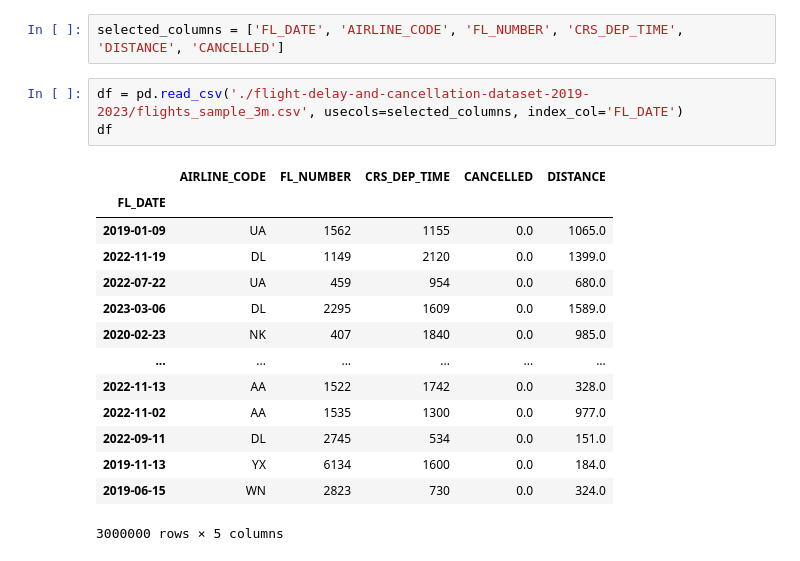
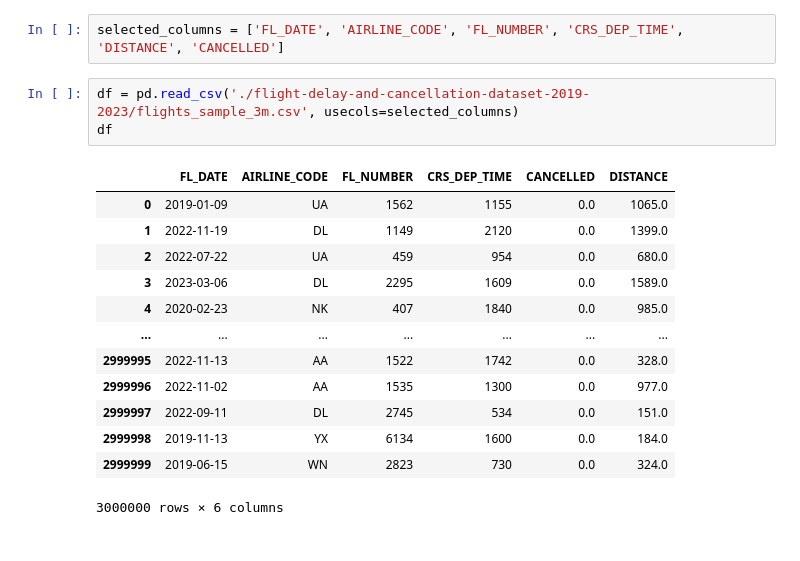
Before and after one commit to bob1ch/Flight-Delay-LSTM, a Jupyter notebook: delay prediction.ipynb, the cells around one changed output. Drawn from its saved outputs; the diff is of its cells as text.

```diff
--- a/delay prediction.ipynb
+++ b/delay prediction.ipynb
@@ -16,20 +17,19 @@ Downloading flight-delay-and-cancellation-dataset-2019-2023.zip to ./flight-dela
 # %%
 selected_columns = ['FL_DATE', 'AIRLINE_CODE', 'FL_NUMBER', 'CRS_DEP_TIME', 'DISTANCE', 'CANCELLED']
 # %%
-df = pd.read_csv('./flight-delay-and-cancellation-dataset-2019-2023/flights_sample_3m.csv', usecols=selected_columns, index_col='FL_DATE')
+df = pd.read_csv('./flight-delay-and-cancellation-dataset-2019-2023/flights_sample_3m.csv', usecols=selected_columns)
 df
 # %% [output]
-|  | AIRLINE_CODE | FL_NUMBER | CRS_DEP_TIME | CANCELLED | DISTANCE |
-| FL_DATE |  |  |  |  |  |
-| 2019-01-09 | UA | 1562 | 1155 | 0.0 | 1065.0 |
-| 2022-11-19 | DL | 1149 | 2120 | 0.0 | 1399.0 |
-| 2022-07-22 | UA | 459 | 954 | 0.0 | 680.0 |
-| 2023-03-06 | DL | 2295 | 1609 | 0.0 | 1589.0 |
-| 2020-02-23 | NK | 407 | 1840 | 0.0 | 985.0 |
-| ... | ... | ... | ... | ... | ... |
-| 2022-11-13 | AA | 1522 | 1742 | 0.0 | 328.0 |
-| 2022-11-02 | AA | 1535 | 1300 | 0.0 | 977.0 |
-| 2022-09-11 | DL | 2745 | 534 | 0.0 | 151.0 |
-| 2019-11-13 | YX | 6134 | 1600 | 0.0 | 184.0 |
-| 2019-06-15 | WN | 2823 | 730 | 0.0 | 324.0 |
+|  | FL_DATE | AIRLINE_CODE | FL_NUMBER | CRS_DEP_TIME | CANCELLED | DISTANCE |
+| 0 | 2019-01-09 | UA | 1562 | 1155 | 0.0 | 1065.0 |
+| 1 | 2022-11-19 | DL | 1149 | 2120 | 0.0 | 1399.0 |
+| 2 | 2022-07-22 | UA | 459 | 954 | 0.0 | 680.0 |
+| 3 | 2023-03-06 | DL | 2295 | 1609 | 0.0 | 1589.0 |
+| 4 | 2020-02-23 | NK | 407 | 1840 | 0.0 | 985.0 |
+| ... | ... | ... | ... | ... | ... | ... |
+| 2999995 | 2022-11-13 | AA | 1522 | 1742 | 0.0 | 328.0 |
+| 2999996 | 2022-11-02 | AA | 1535 | 1300 | 0.0 | 977.0 |
+| 2999997 | 2022-09-11 | DL | 2745 | 534 | 0.0 | 151.0 |
+| 2999998 | 2019-11-13 | YX | 6134 | 1600 | 0.0 | 184.0 |
+| 2999999 | 2019-06-15 | WN | 2823 | 730 | 0.0 | 324.0 |
-3000000 rows × 5 columns
+3000000 rows × 6 columns
```
Also changed, not shown: parts of 15 cells of this notebook.
